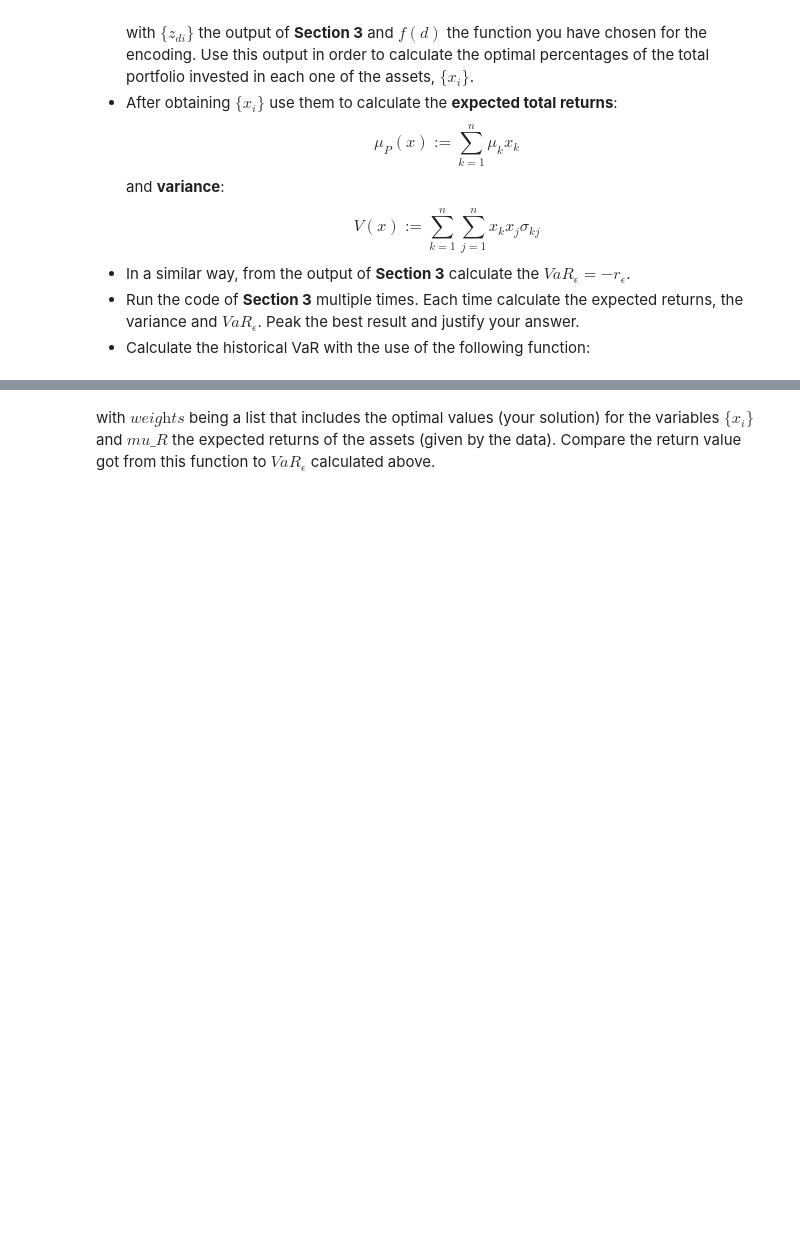
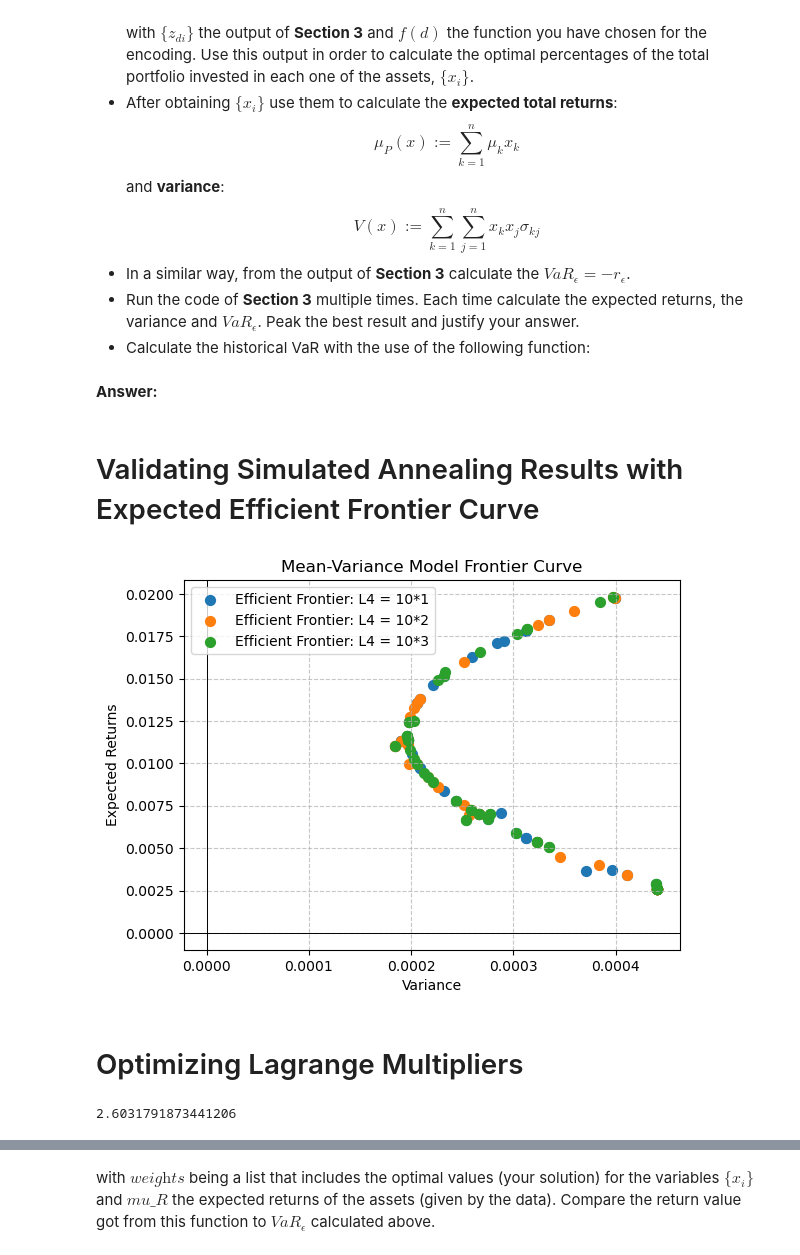
Before and after one commit to iQuHACK/2024_Moodys, a Jupyter notebook: moodys_challenge.ipynb, the cells around one changed output, grey strips where cells are left out. Drawn from its saved outputs; the diff is of its cells as text; code cells hidden in the pictures; blank space fills up the shorter version.

```diff
--- a/moodys_challenge.ipynb
+++ b/moodys_challenge.ipynb
@@ -453,3 +455,7 @@ def calculate_historical_VaR(weights, mu_R, confidence_level=0.95):
     VaR = np.percentile(portfolio_returns, 100 * (1 - confidence_level))
 
     return -VaR
+# %% [markdown]
+**Answer:**
+# %% [markdown]
+# Validating Simulated Annealing Results with Expected Efficient Frontier Curve
@@ -455,0 +584,61 @@ def calculate_historical_VaR(weights, mu_R, confidence_level=0.95):
+# %%
+for G in range(1,4):
+    H_vars = []
+    H_exps = []
+
+    for _ in range(50):
+        L1 = 100
+        L2s = [100]*T
+        L3 = 100
+        L4 = 100*G
+        M = 100
+
+        Loss, z_full_array = f(L1, L3, L4, M,  *L2s)
+
+        ws = [binary2integer_norm(z_full_array[i]) for i in range(N)]
+
+        H_var = 0
+        for i in range(N):
+            for j in range(N):
+                H_var += binary2integer_norm(z_full_array[i])*binary2integer_norm(z_full_array[j])*Sigma[i,j]
+
+        H_exp = 0
+        for i in range(N):
+                H_exp += Mu[i]*binary2integer_norm(z_full_array[i])
+
+        H_vars.append(H_var)
+        H_exps.append(H_exp)
+
+
+    # Assuming H_vars and H_exps are your data for variance and expected returns
+    # Replace them with your actual data
+
+    # Scatter plot
+    plt.scatter(H_vars, H_exps, label='Efficient Frontier: L4 = 10*{}'.format(G), marker='o', s=50)
+
+    # Title and labels
+    plt.title('Mean-Variance Model Frontier Curve')
+    plt.xlabel('Variance')
+    plt.ylabel('Expected Returns')
+
+    # Grid lines
+    plt.grid(True, linestyle='--', alpha=0.7)
+
+    # Customize the appearance
+    plt.axhline(0, color='black',linewidth=0.5)
+    plt.axvline(0, color='black',linewidth=0.5)
+    plt.xticks(fontsize=10)
+    plt.yticks(fontsize=10)
+
+    # Show the plot
+
+
+# Add a legend
+plt.legend()
+
+plt.show()
+import numpy as np
+# %% [output]
+[figure, added]
+# %% [markdown]
+# Optimizing Lagrange Multipliers
@@ -455,0 +647,4 @@ def calculate_historical_VaR(weights, mu_R, confidence_level=0.95):
+# %%
+Loss
+# %% [output]
+2.6031791873441206
```
Also changed, not shown: parts of 12 cells of this notebook, 1 other file.
